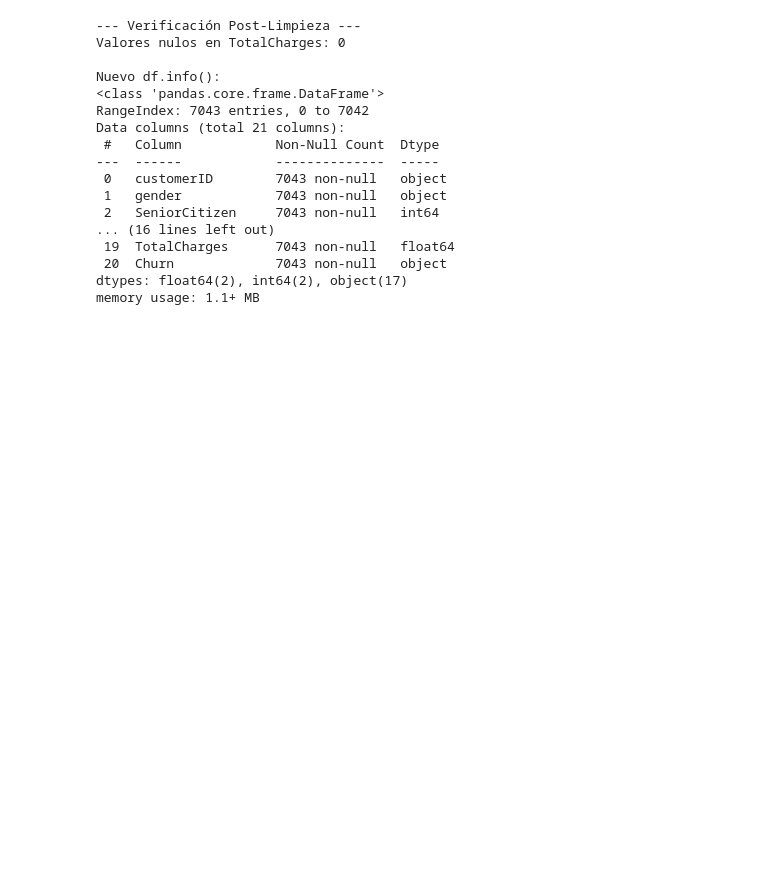
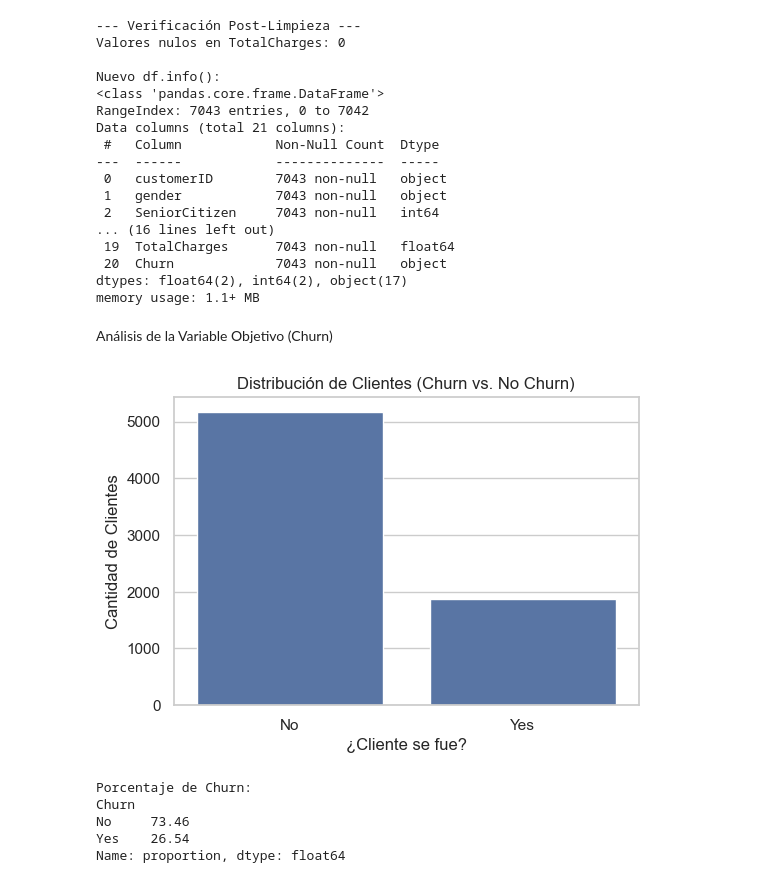
Before and after one commit to felipecaselli/analisis-churn-telecom-powerbi, a Jupyter notebook: analisis_churn.ipynb, the cells around one changed output. Saved outputs shown, nothing was run; the diff lists cells and outputs as text; code cells hidden in the pictures; blank space fills up the shorter version.

```diff
--- a/analisis_churn.ipynb
+++ b/analisis_churn.ipynb
@@ -96,3 +96,28 @@ Data columns (total 21 columns):
  20  Churn             7043 non-null   object
 dtypes: float64(2), int64(2), object(17)
 memory usage: 1.1+ MB
+# %% [markdown]
+Análisis de la Variable Objetivo (Churn)
+# %%
+# Configurar el estilo de los gráficos
+sns.set(style="whitegrid")
+
+# 1. Gráfico de la variable objetivo (Churn)
+plt.figure(figsize=(6, 4)) # Definimos el tamaño del gráfico
+sns.countplot(data=df, x='Churn')
+plt.title('Distribución de Clientes (Churn vs. No Churn)')
+plt.xlabel('¿Cliente se fue?')
+plt.ylabel('Cantidad de Clientes')
+plt.show()
+
+# 2. Mostrar los porcentajes
+churn_percentage = (df['Churn'].value_counts(normalize=True) * 100).round(2)
+print("Porcentaje de Churn:")
+print(churn_percentage)
+# %% [output]
+[figure, added]
+Porcentaje de Churn:
+Churn
+No     73.46
+Yes    26.54
+Name: proportion, dtype: float64
```
Also changed, not shown: parts of 4 cells of this notebook.
